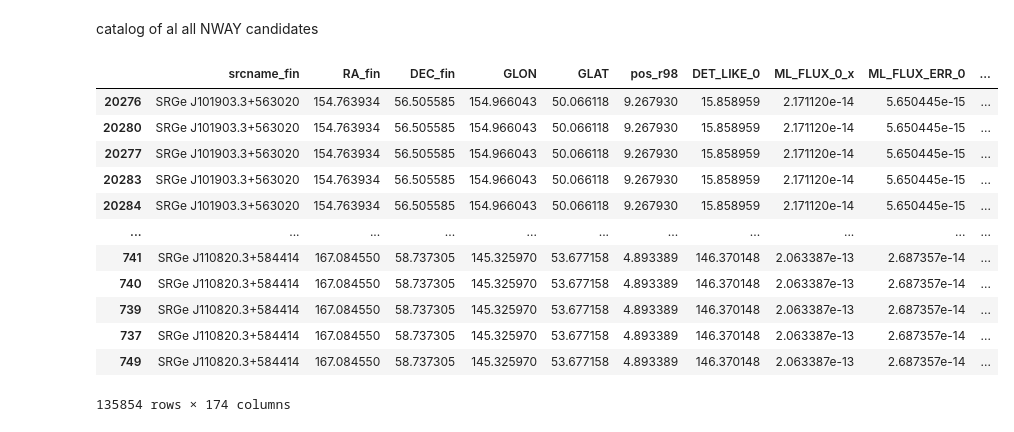
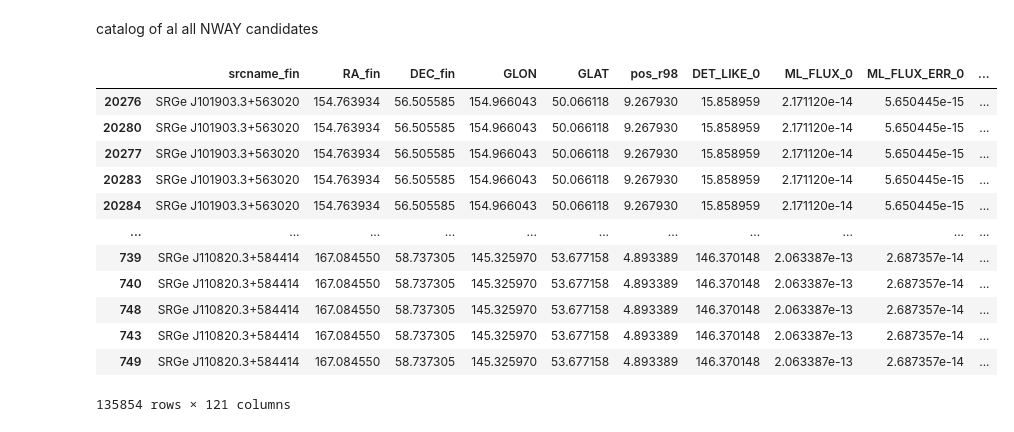
Before and after one commit to SergeiDBykov/lockman_hole, a Jupyter notebook: 2_desi-crossmatch/3_results-analyse.ipynb, the cells around one changed output. Saved outputs shown, nothing was run; the diff lists cells and outputs as text; code cells hidden in the pictures.

```diff
--- a/2_desi-crossmatch/3_results-analyse.ipynb
+++ b/2_desi-crossmatch/3_results-analyse.ipynb
@@ -271,25 +316,9 @@ Only reliable (SN>3) dereddened magnitudes  are used for the photometric probabi
 # %%
-save_cols = ['EROSITA', 'desi_id', 'Separation_EROSITA_DESI', 'prob_has_match', 'prob_this_match', 'nnmag_grzw1w2_orig', 'nnmag_grzw1_orig', 'nnmag_grz_orig',
-                'n_match_flag_0', 'n_match_flag_2', 'is_closest', 'is_within_pos_r98']
 
-nway_match_res = nway_res.query('match_flag == 1 ')[save_cols]
+nway_match_res = nway_res.query('match_flag == 1 ')[save_cols].copy()
 
 #add true desi id ctps
-nway_match_res.rename(columns = {
-                                #'ID':'srcname_fin',
-                                'Separation_EROSITA_DESI': 'nway_Separation_EROSITA_DESI',
-                                'prob_has_match': 'nway_prob_has_match',
-                                'prob_this_match': 'nway_prob_this_match',
-                                'nnmag_grzw1w2_orig': 'nway_nnmag_grzw1w2',
-                                'nnmag_grzw1_orig': 'nway_nnmag_grzw1',
-                                'nnmag_grz_orig': 'nway_nnmag_grz',
-                                'desi_id': 'nway_desi_id',
-                                'desi_id_true_ctp': 'nway_desi_id_true_ctp',
-                                'n_match_flag_0': 'nway_n_match_flag_0',
-                                'n_match_flag_2': 'nway_n_match_flag_2',
-                                'is_closest': 'nway_is_closest',
-                                'is_within_pos_r98': 'nway_is_within_pos_r98'
-                                }, inplace = True)
+nway_match_res.rename(columns = rename_dict, inplace = True)
 
 
 #nway_match_res.srcname_fin = nway_match_res.srcname_fin.str.decode('utf-8')
@@ -319,48 +348,32 @@ nway_match_res
 # %% [markdown]
 catalog of al all NWAY candidates
 # %%
-save_cols = ['EROSITA', 'desi_id', 'Separation_EROSITA_DESI', 'prob_has_match', 'prob_this_match', 'nnmag_grzw1w2_orig', 'nnmag_grzw1_orig', 'nnmag_grz_orig',
-                'n_match_flag_0', 'n_match_flag_2', 'is_closest', 'is_within_pos_r98']
-nway_match_res_all = nway_res
-nway_match_res_all.rename(columns = {
-                                #'ID':'srcname_fin',
-                                'Separation_EROSITA_DESI': 'nway_Separation_EROSITA_DESI',
-                                'prob_has_match': 'nway_prob_has_match',
-                                'prob_this_match': 'nway_prob_this_match',
-                                'nnmag_grzw1w2_orig': 'nway_nnmag_grzw1w2',
-                                'nnmag_grzw1_orig': 'nway_nnmag_grzw1',
-                                'nnmag_grz_orig': 'nway_nnmag_grz',
-                                'desi_id': 'nway_desi_id',
-                                'desi_id_true_ctp': 'nway_desi_id_true_ctp',
-                                'n_match_flag_0': 'nway_n_match_flag_0',
-                                'n_match_flag_2': 'nway_n_match_flag_2',
-                                'is_closest': 'nway_is_closest',
-                                'is_within_pos_r98': 'nway_is_within_pos_r98'
-                                }, inplace = True)
+nway_match_res_all = nway_res[save_cols].copy()
+nway_match_res_all.rename(columns = rename_dict, inplace = True)
 
 
 #nway_match_res_all.srcname_fin = nway_match_res_all.srcname_fin.str.decode('utf-8')
 nway_match_res_all.nway_desi_id = nway_match_res_all.nway_desi_id.str.decode('utf-8')
 
 nway_match_res_all = erosita_orig_df.merge(nway_match_res_all, on = 'EROSITA')
 nway_match_res_all = nway_match_res_all.merge(desi_pandas_ph, on = 'nway_desi_id')
 nway_match_res_all.drop(columns = ['EROSITA'], inplace = True)
 nway_match_res_all = nway_match_res_all.sort_values(['srcname_fin'])
 
 nway_match_res_all.to_pickle(data_path+'ERO_lhpv_03_23_sd01_a15_g14_desi_nway_match_all_candidates.gz_pkl', compression='gzip')
 nway_match_res_all
 # %% [output]
-|  | srcname_fin | RA_fin | DEC_fin | GLON | GLAT | pos_r98 | DET_LIKE_0 | ML_FLUX_0_x | ML_FLUX_ERR_0 | ... |
+|  | srcname_fin | RA_fin | DEC_fin | GLON | GLAT | pos_r98 | DET_LIKE_0 | ML_FLUX_0 | ML_FLUX_ERR_0 | ... |
 | 20276 | SRGe J101903.3+563020 | 154.763934 | 56.505585 | 154.966043 | 50.066118 | 9.267930 | 15.858959 | 2.171120e-14 | 5.650445e-15 | ... |
 | 20280 | SRGe J101903.3+563020 | 154.763934 | 56.505585 | 154.966043 | 50.066118 | 9.267930 | 15.858959 | 2.171120e-14 | 5.650445e-15 | ... |
 | 20277 | SRGe J101903.3+563020 | 154.763934 | 56.505585 | 154.966043 | 50.066118 | 9.267930 | 15.858959 | 2.171120e-14 | 5.650445e-15 | ... |
 | 20283 | SRGe J101903.3+563020 | 154.763934 | 56.505585 | 154.966043 | 50.066118 | 9.267930 | 15.858959 | 2.171120e-14 | 5.650445e-15 | ... |
 | 20284 | SRGe J101903.3+563020 | 154.763934 | 56.505585 | 154.966043 | 50.066118 | 9.267930 | 15.858959 | 2.171120e-14 | 5.650445e-15 | ... |
 | ... | ... | ... | ... | ... | ... | ... | ... | ... | ... | ... |
-| 741 | SRGe J110820.3+584414 | 167.084550 | 58.737305 | 145.325970 | 53.677158 | 4.893389 | 146.370148 | 2.063387e-13 | 2.687357e-14 | ... |
+| 739 | SRGe J110820.3+584414 | 167.084550 | 58.737305 | 145.325970 | 53.677158 | 4.893389 | 146.370148 | 2.063387e-13 | 2.687357e-14 | ... |
 | 740 | SRGe J110820.3+584414 | 167.084550 | 58.737305 | 145.325970 | 53.677158 | 4.893389 | 146.370148 | 2.063387e-13 | 2.687357e-14 | ... |
-| 739 | SRGe J110820.3+584414 | 167.084550 | 58.737305 | 145.325970 | 53.677158 | 4.893389 | 146.370148 | 2.063387e-13 | 2.687357e-14 | ... |
-| 737 | SRGe J110820.3+584414 | 167.084550 | 58.737305 | 145.325970 | 53.677158 | 4.893389 | 146.370148 | 2.063387e-13 | 2.687357e-14 | ... |
+| 748 | SRGe J110820.3+584414 | 167.084550 | 58.737305 | 145.325970 | 53.677158 | 4.893389 | 146.370148 | 2.063387e-13 | 2.687357e-14 | ... |
+| 743 | SRGe J110820.3+584414 | 167.084550 | 58.737305 | 145.325970 | 53.677158 | 4.893389 | 146.370148 | 2.063387e-13 | 2.687357e-14 | ... |
 | 749 | SRGe J110820.3+584414 | 167.084550 | 58.737305 | 145.325970 | 53.677158 | 4.893389 | 146.370148 | 2.063387e-13 | 2.687357e-14 | ... |
-135854 rows × 174 columns
+135854 rows × 121 columns
 # %%
```
Also changed, not shown: parts of 17 cells of this notebook, 11 other files.
